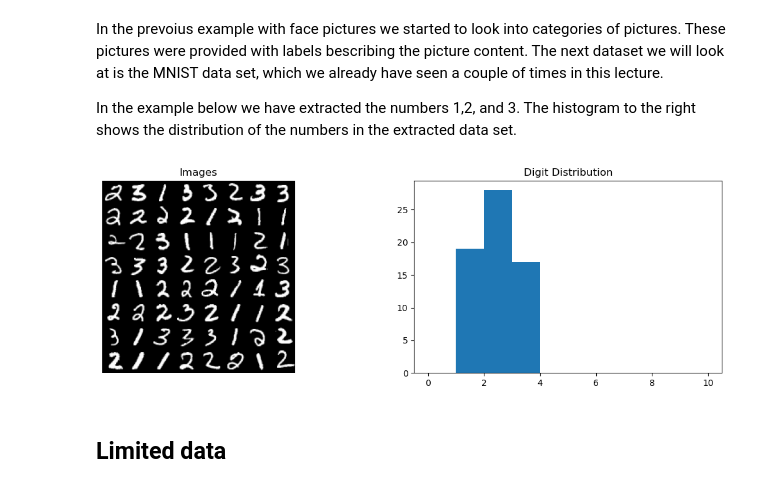
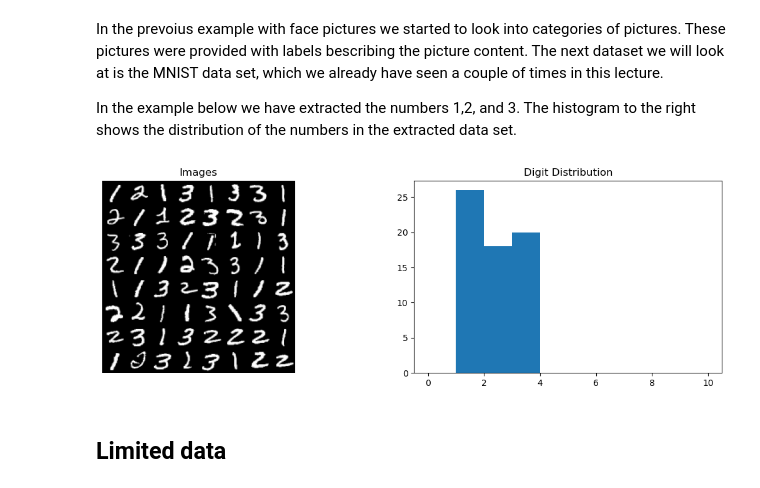
Before and after one commit to ImagingLectures/Quantitative-Big-Imaging-2024, a Jupyter notebook: Lectures/Lecture-02/02-Datasets.ipynb, the cells around one changed output. Saved outputs shown, nothing was run; the diff lists cells and outputs as text; code cells hidden in the pictures.

```diff
--- a/Lectures/Lecture-02/02-Datasets.ipynb
+++ b/Lectures/Lecture-02/02-Datasets.ipynb
@@ -667,21 +669,16 @@ In the prevoius example with face pictures we started to look into categories of
 
 In the example below we have extracted the numbers 1,2, and 3. The histogram to the right shows the distribution of the numbers in the extracted data set.
 # %%
-img, label = tfds.as_numpy(tfds.load(
-    'mnist',
-    split='test',
-    batch_size=-1,
-    as_supervised=True,
-))
+(img,label),_=mnist.load_data()
 
 fig, (ax1, ax2) = plt.subplots(1, 2, figsize=(14, 4))
 d_subset = np.where(np.in1d(label, [1, 2, 3]))[0]
 
 # Visualization
-ax1.imshow(montage2d(img[d_subset[:64],:,:,0]), cmap='gray'), ax1.set_title('Images'), ax1.axis('off')
+ax1.imshow(montage2d(img[d_subset[:64],:,:]), cmap='gray'), ax1.set_title('Images'), ax1.axis('off')
 ax2.hist(label[d_subset[:64]], np.arange(11)),                ax2.set_title('Digit Distribution');
 # %% [output]
-[figure, old version]
+[figure, new version]
 # %% [markdown]
 ## Limited data
 # %% [markdown]
```
Also changed, not shown: parts of 36 cells of this notebook, 4 other files.
